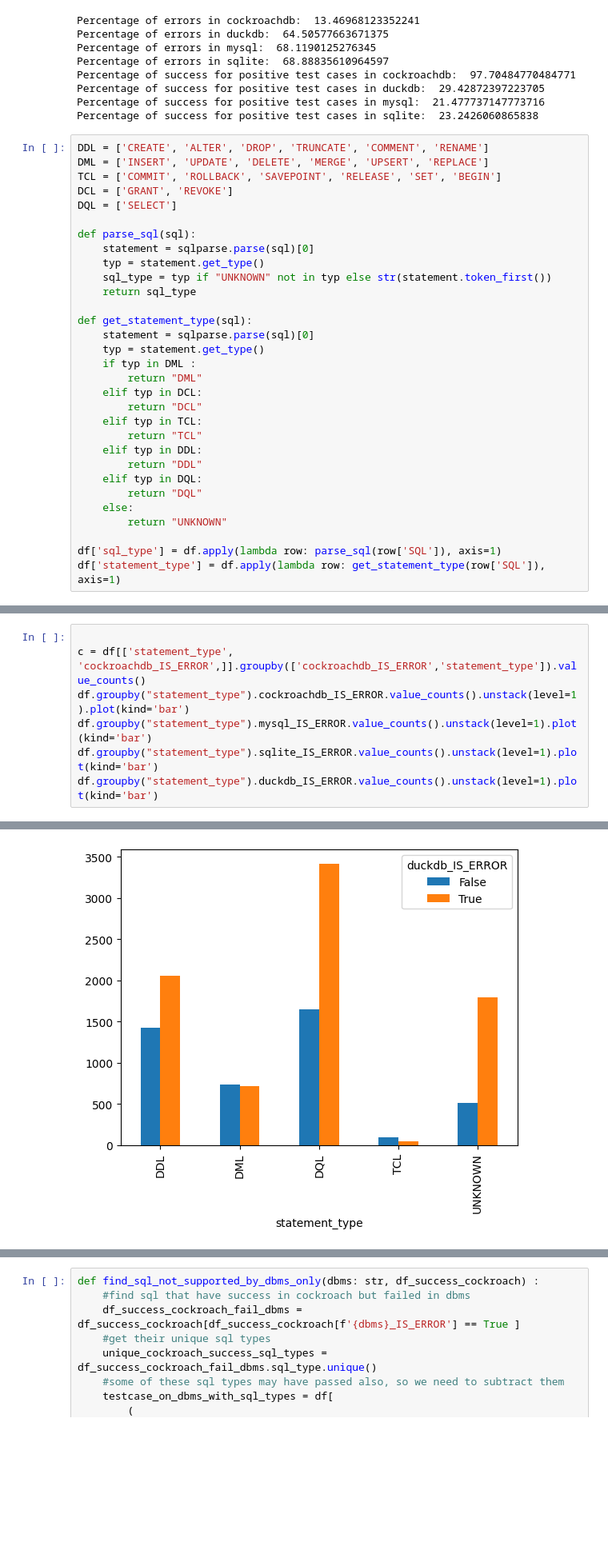
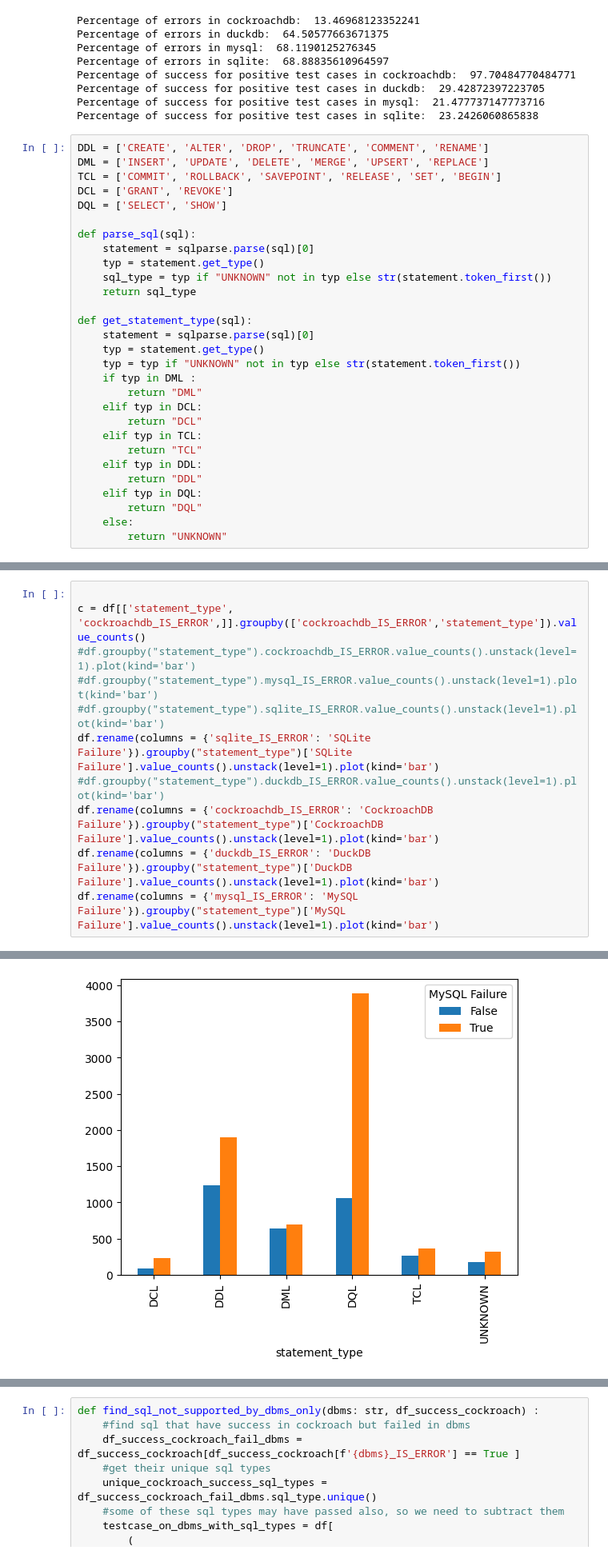
Before and after one commit to suyZhong/SQuaLity, a Jupyter notebook: Analysis.ipynb, the cells around one changed output, grey strips where cells are left out. Shown: that part at 80% size. Drawn from its saved outputs; the diff is of its cells as text; blank space fills up the shorter version.

```diff
--- a/Analysis.ipynb
+++ b/Analysis.ipynb
@@ -350,7 +350,7 @@ DDL = ['CREATE', 'ALTER', 'DROP', 'TRUNCATE', 'COMMENT', 'RENAME']
 DML = ['INSERT', 'UPDATE', 'DELETE', 'MERGE', 'UPSERT', 'REPLACE']
 TCL = ['COMMIT', 'ROLLBACK', 'SAVEPOINT', 'RELEASE', 'SET', 'BEGIN']
 DCL = ['GRANT', 'REVOKE']
-DQL = ['SELECT']
+DQL = ['SELECT', 'SHOW']
 
 def parse_sql(sql):
     statement = sqlparse.parse(sql)[0]
@@ -361,6 +361,7 @@ def parse_sql(sql):
 def get_statement_type(sql):
     statement = sqlparse.parse(sql)[0]
     typ = statement.get_type()
+    typ = typ if "UNKNOWN" not in typ else str(statement.token_first())
     if typ in DML :
         return "DML"
     elif typ in DCL:
@@ -373,6 +374,3 @@ def get_statement_type(sql):
         return "DQL"
     else:
         return "UNKNOWN"
-
-df['sql_type'] = df.apply(lambda row: parse_sql(row['SQL']), axis=1)
-df['statement_type'] = df.apply(lambda row: get_statement_type(row['SQL']), axis=1)
@@ -379,9 +387,13 @@ df['statement_type'] = df.apply(lambda row: get_statement_type(row['SQL']), axis
 # %%
 
 c = df[['statement_type', 'cockroachdb_IS_ERROR',]].groupby(['cockroachdb_IS_ERROR','statement_type']).value_counts()
-df.groupby("statement_type").cockroachdb_IS_ERROR.value_counts().unstack(level=1).plot(kind='bar')
-df.groupby("statement_type").mysql_IS_ERROR.value_counts().unstack(level=1).plot(kind='bar')
-df.groupby("statement_type").sqlite_IS_ERROR.value_counts().unstack(level=1).plot(kind='bar')
-df.groupby("statement_type").duckdb_IS_ERROR.value_counts().unstack(level=1).plot(kind='bar')
+#df.groupby("statement_type").cockroachdb_IS_ERROR.value_counts().unstack(level=1).plot(kind='bar')
+#df.groupby("statement_type").mysql_IS_ERROR.value_counts().unstack(level=1).plot(kind='bar')
+#df.groupby("statement_type").sqlite_IS_ERROR.value_counts().unstack(level=1).plot(kind='bar')
+df.rename(columns = {'sqlite_IS_ERROR': 'SQLite Failure'}).groupby("statement_type")['SQLite Failure'].value_counts().unstack(level=1).plot(kind='bar')
+#df.groupby("statement_type").duckdb_IS_ERROR.value_counts().unstack(level=1).plot(kind='bar')
+df.rename(columns = {'cockroachdb_IS_ERROR': 'CockroachDB Failure'}).groupby("statement_type")['CockroachDB Failure'].value_counts().unstack(level=1).plot(kind='bar')
+df.rename(columns = {'duckdb_IS_ERROR': 'DuckDB Failure'}).groupby("statement_type")['DuckDB Failure'].value_counts().unstack(level=1).plot(kind='bar')
+df.rename(columns = {'mysql_IS_ERROR': 'MySQL Failure'}).groupby("statement_type")['MySQL Failure'].value_counts().unstack(level=1).plot(kind='bar')
 # %% [output]
 <AxesSubplot: xlabel='statement_type'>
@@ -391 +403 @@ df.groupby("statement_type").duckdb_IS_ERROR.value_counts().unstack(level=1).plo
-[figure, old version]
+[figure, new version]
```
Also changed, not shown: parts of 23 cells of this notebook.
